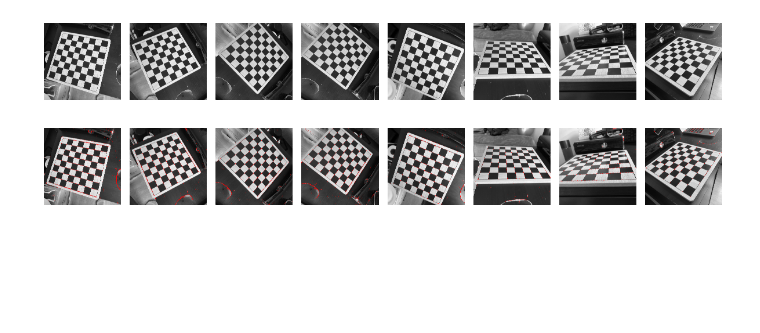
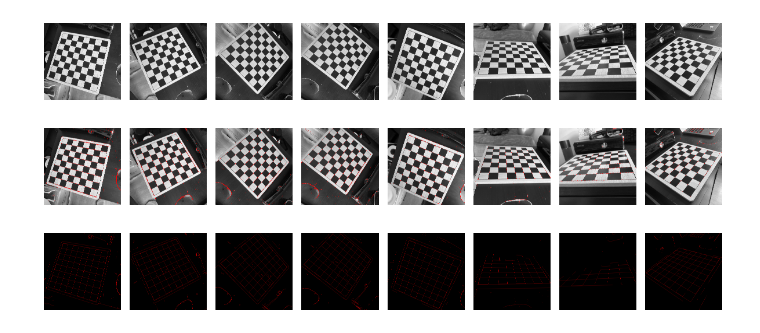
Before and after one commit to sarunasbend/chessBuddy, a Jupyter notebook: detect.ipynb, the cells around one changed output. Saved outputs shown, nothing was run; the diff lists cells and outputs as text; code cells hidden in the pictures; blank space fills up the shorter version.

Commit message:
canny edge detection and contour extraction

```diff
--- a/detect.ipynb
+++ b/detect.ipynb
@@ -12,8 +12,10 @@ def loadAndConvert(img_path):
     img = cv2.imread(f'{PATH + img_path}')
     return cv2.cvtColor(img, cv2.COLOR_BGR2GRAY).astype(np.uint8)
 
-def loadAndConvertGrey(img_path):
-    return cv2.imread(img_path, cv2.IMREAD_GRAYSCALE)
+def loadColoured(img_path):
+    img = cv2.imread(f'{PATH + img_path}')
+    img = cv2.cvtColor(img, cv2.COLOR_BGR2RGB)
+    return img
 
 def showMultipleImages(imgs):
     fig, axes = plt.subplots(1, len(imgs), figsize=(12,12))
@@ -22,6 +24,11 @@ def showMultipleImages(imgs):
         axes[i].imshow(img, cmap='gray')
         axes[i].axis(False)
     plt.tight_layout()
+
+def showImage(img):
+    fig, ax = plt.subplots(figsize=(12,12))
+    ax.axis(False)
+    ax.imshow(img, cmap='gray')
 # %%
 IMGS = list(map(loadAndConvert, sorted(os.listdir(PATH))))
 # %%
@@ -45,6 +52,37 @@ IMGS = list(map(harrisCornerDetection, IMGS))
 showMultipleImages(IMGS)
 # %% [output]
 [figure]
+# %%
+BLUR = 1.4
 # %%
+def blurImage(img):
+    return cv2.GaussianBlur(img, (5,5), BLUR)
+
 def cannyEdgeDetection(img):
-    pass
+    return cv2.Canny(img, 100, 200)
+
+def findContours(img):
+    contours, hierarchy = cv2.findContours(img, cv2.RETR_TREE, cv2.CHAIN_APPROX_SIMPLE)
+    sorted_contours = sorted(contours, key=lambda c: cv2.arcLength(c, True), reverse=True)[:200]
+
+    return sorted_contours
+
+def drawContours(img, contours):
+    return cv2.drawContours(img, contours, contourIdx=-1, color=(255,0,0), thickness=3)
+
+def drawContoursOnBlank(img, contours):
+    blank = np.zeros_like(img, np.uint8)
+    return cv2.drawContours(blank, contours, contourIdx=-1, color=(255,0,0), thickness=3)
+
+IMGS = list(map(loadAndConvert, sorted(os.listdir(PATH))))
+blurred = list(map(blurImage, IMGS))
+
+edges = list(map(cannyEdgeDetection, blurred))
+contours = list(map(findContours, edges))
+
+COLOURED_IMAGES = list(map(loadColoured, sorted(os.listdir(PATH))))
+drawn = list(map(drawContoursOnBlank, COLOURED_IMAGES, contours))
+
+showMultipleImages(drawn)
+# %% [output]
+[figure, added]
```
